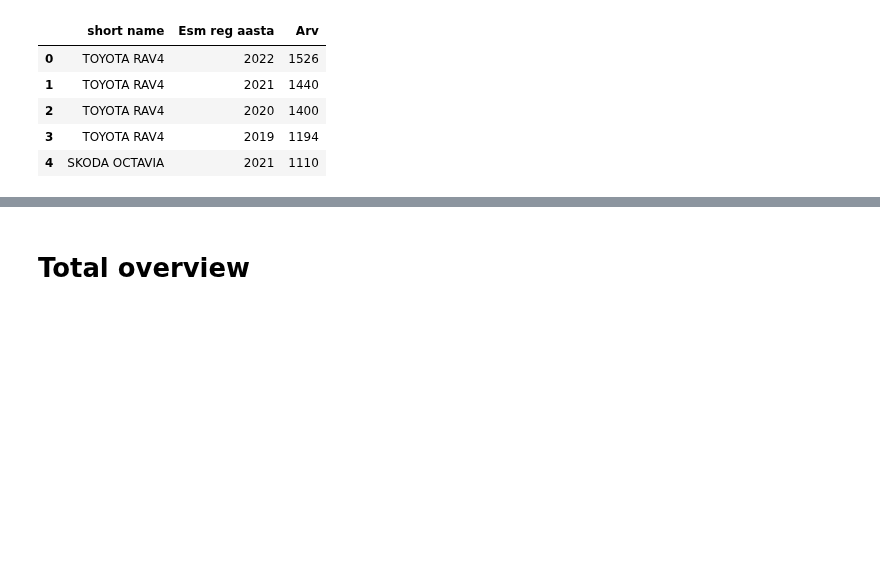
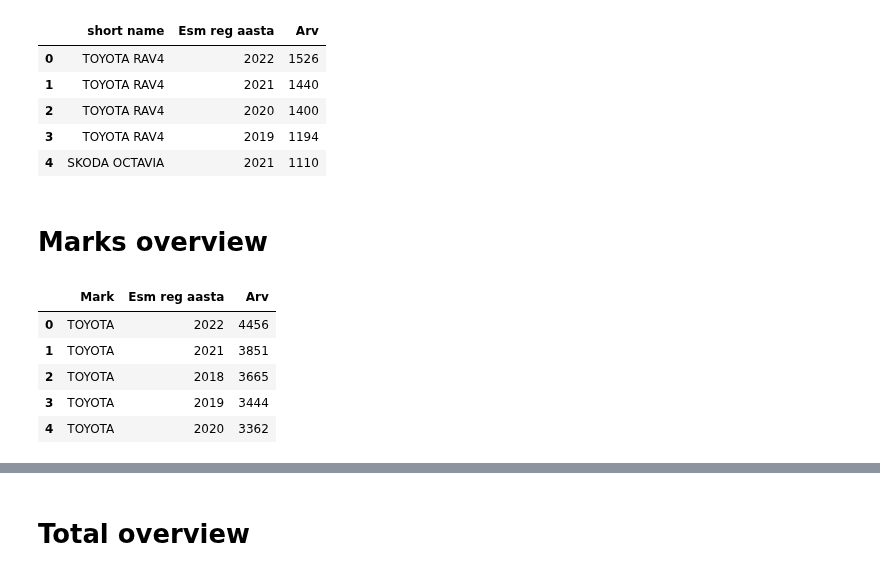
Before and after one commit to kirillstrelkov/playground, a Jupyter notebook: auto/mnt/eesti_history.ipynb, the cells around one changed output, grey strips where cells are left out. Drawn from its saved outputs; the diff is of its cells as text; code cells hidden in the pictures; blank space fills up the shorter version.

```diff
--- a/auto/mnt/eesti_history.ipynb
+++ b/auto/mnt/eesti_history.ipynb
@@ -78,3 +78,19 @@ df_models_year.head()
 | 2 | TOYOTA RAV4 | 2020 | 1400 |
 | 3 | TOYOTA RAV4 | 2019 | 1194 |
 | 4 | SKODA OCTAVIA | 2021 | 1110 |
+# %% [markdown]
+# Marks overview
+# %%
+df_marks_year =  df_o.groupby(
+        ['Mark', COLUMN_REG_DATE],
+        as_index=False
+    )['Arv'].sum().sort_values('Arv', ascending=False).reset_index(drop=True)
+
+df_marks_year.head()
+# %% [output]
+|  | Mark | Esm reg aasta | Arv |
+| 0 | TOYOTA | 2022 | 4456 |
+| 1 | TOYOTA | 2021 | 3851 |
+| 2 | TOYOTA | 2018 | 3665 |
+| 3 | TOYOTA | 2019 | 3444 |
+| 4 | TOYOTA | 2020 | 3362 |
```
Also changed, not shown: parts of 3 cells of this notebook.
